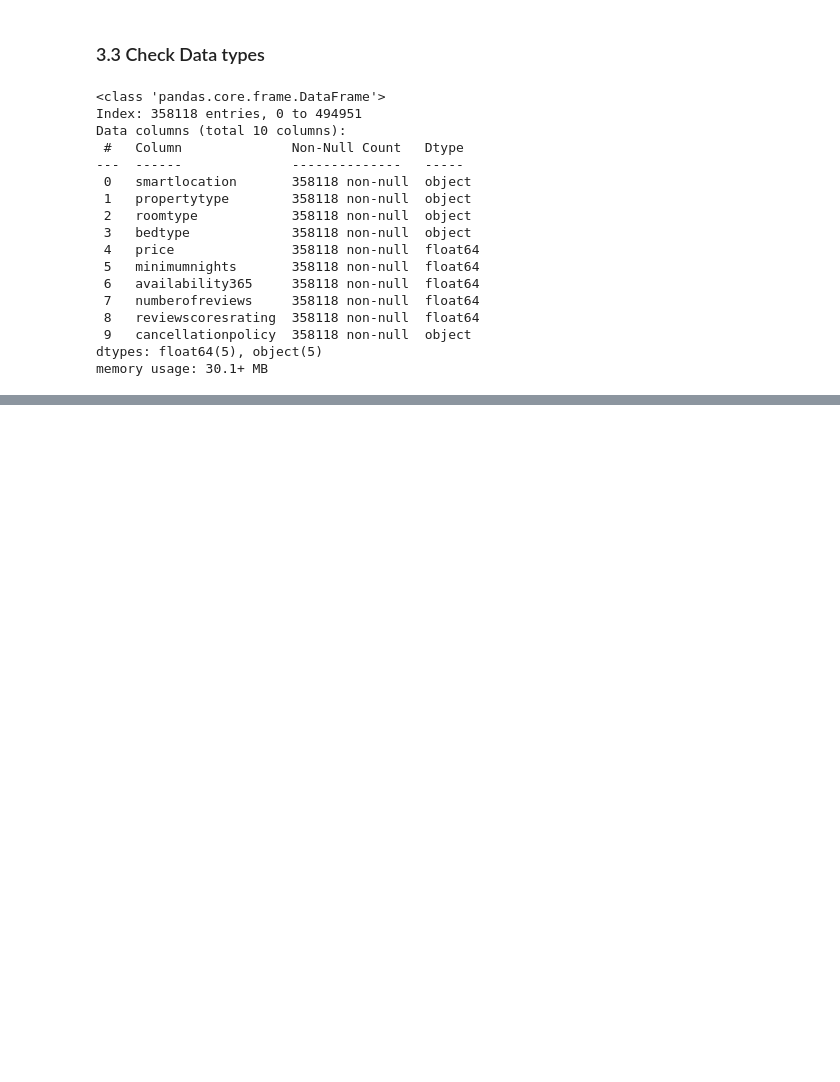
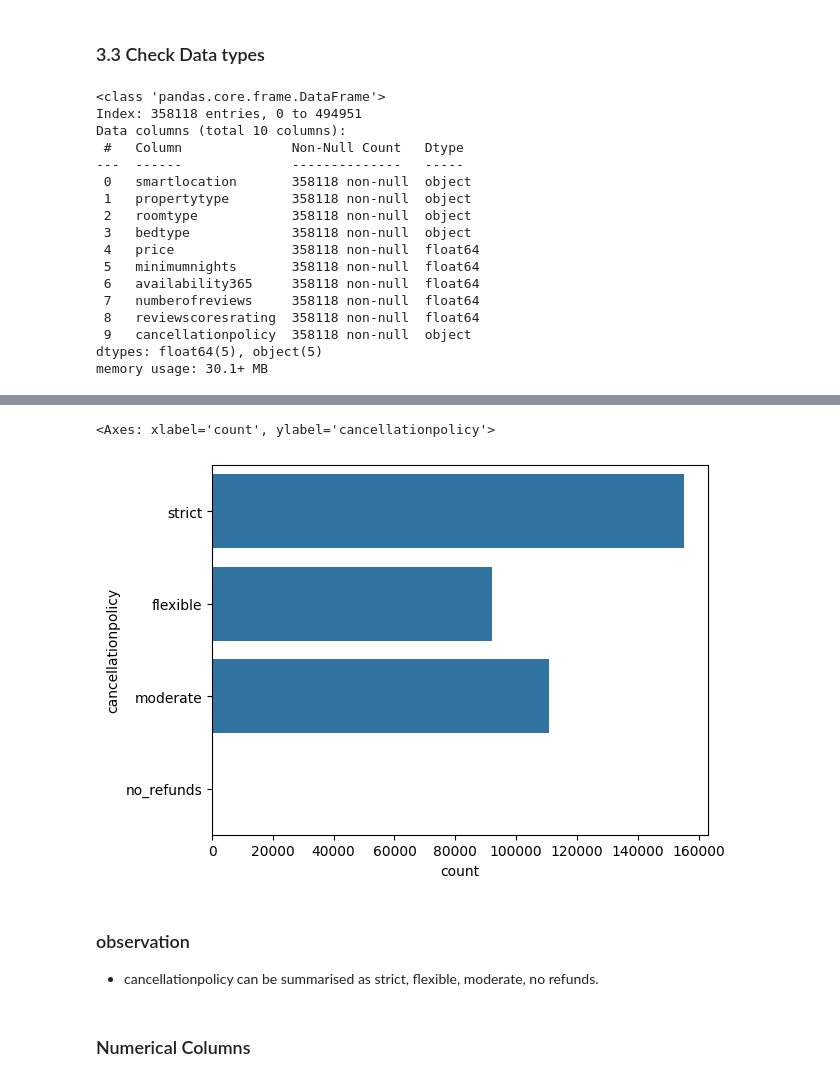
Before and after one commit to SinghJagpreet096/AirBnbPricePridiction, a Jupyter notebook: notebook/EDA.ipynb, the cells around one changed output, grey strips where cells are left out. Cells and saved outputs as stored; diff of their text form; code cells hidden in the pictures; blank space fills up the shorter version.

```diff
--- a/notebook/EDA.ipynb
+++ b/notebook/EDA.ipynb
@@ -141,0 +349,10 @@ memory usage: 30.1+ MB
+# %%
+sns.countplot(df['cancellationpolicy'])
+# %% [output]
+<Axes: xlabel='count', ylabel='cancellationpolicy'>
+[figure, added]
+# %% [markdown]
+### observation
+- cancellationpolicy can be summarised as strict, flexible, moderate, no refunds.
+# %% [markdown]
+### Numerical Columns
```
Also changed, not shown: parts of 28 cells of this notebook.
